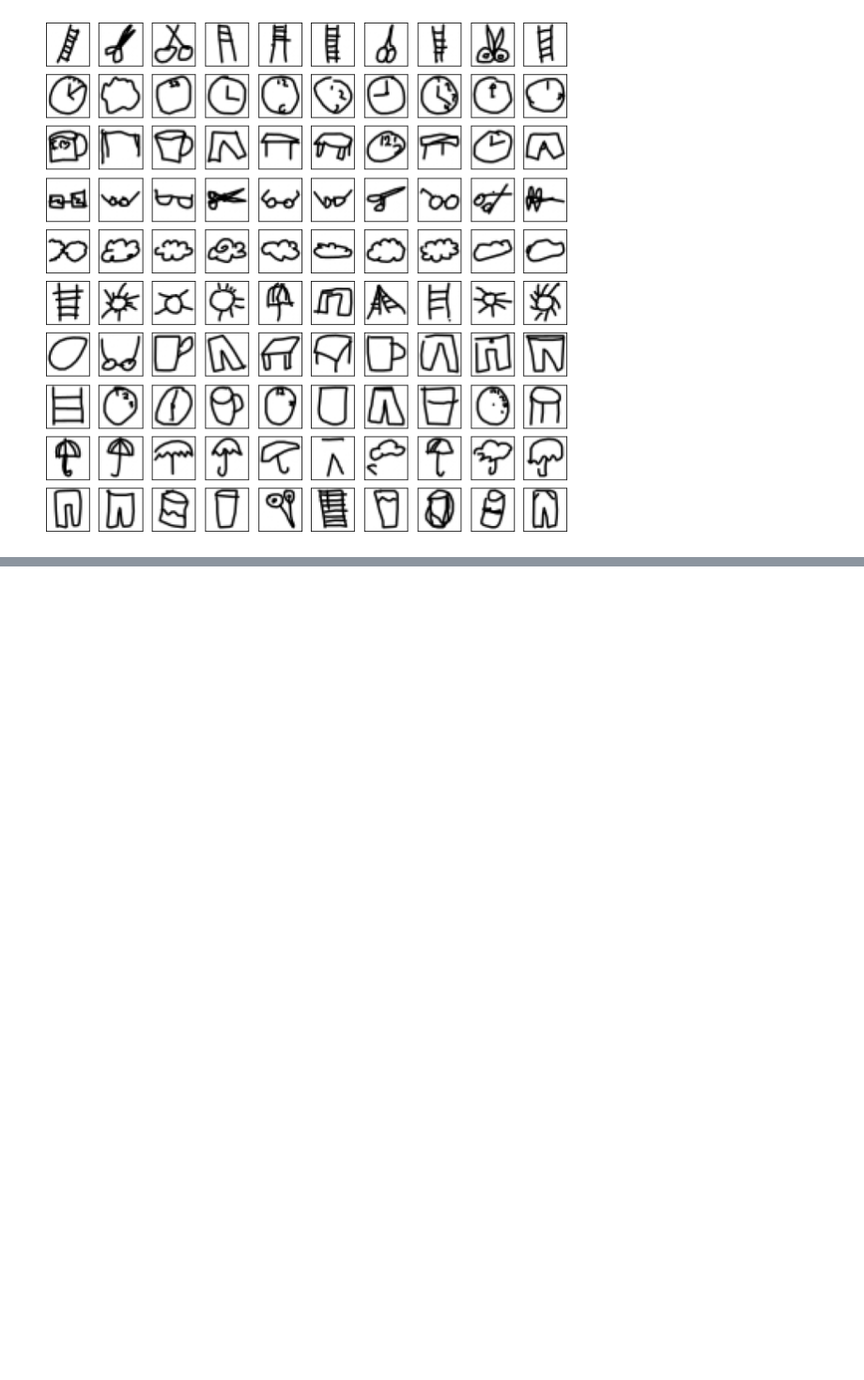
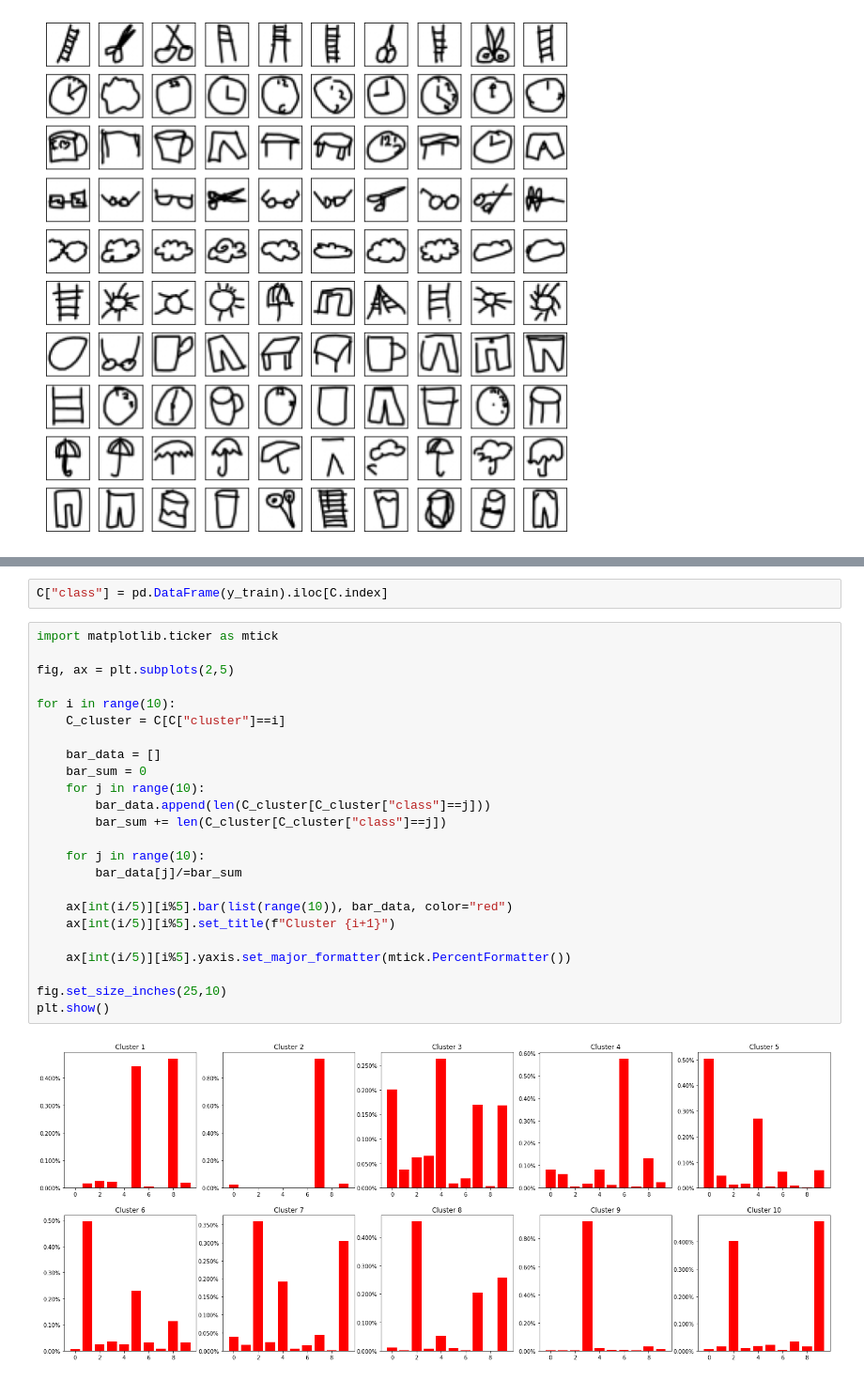
Before and after one commit to AUT-Student/SPR-HW4, a Jupyter notebook: P4/P4.ipynb, the cells around one changed output, grey strips where cells are left out. Shown at 94% size. Drawn from its saved outputs; the diff is of its cells as text; blank space fills up the shorter version.

```diff
--- a/P4/P4.ipynb
+++ b/P4/P4.ipynb
@@ -422,0 +441,28 @@ plt.show()
+# %%
+C["class"] = pd.DataFrame(y_train).iloc[C.index]
+# %%
+import matplotlib.ticker as mtick
+
+fig, ax = plt.subplots(2,5)
+
+for i in range(10):
+    C_cluster = C[C["cluster"]==i]
+
+    bar_data = []
+    bar_sum = 0
+    for j in range(10):
+        bar_data.append(len(C_cluster[C_cluster["class"]==j]))
+        bar_sum += len(C_cluster[C_cluster["class"]==j])
+
+    for j in range(10):
+        bar_data[j]/=bar_sum
+
+    ax[int(i/5)][i%5].bar(list(range(10)), bar_data, color="red")
+    ax[int(i/5)][i%5].set_title(f"Cluster {i+1}")
+
+    ax[int(i/5)][i%5].yaxis.set_major_formatter(mtick.PercentFormatter())
+
+fig.set_size_inches(25,10)
+plt.show()
+# %% [output]
+[figure, added]
```
Also changed, not shown: parts of 2 cells of this notebook, 1 other file.
